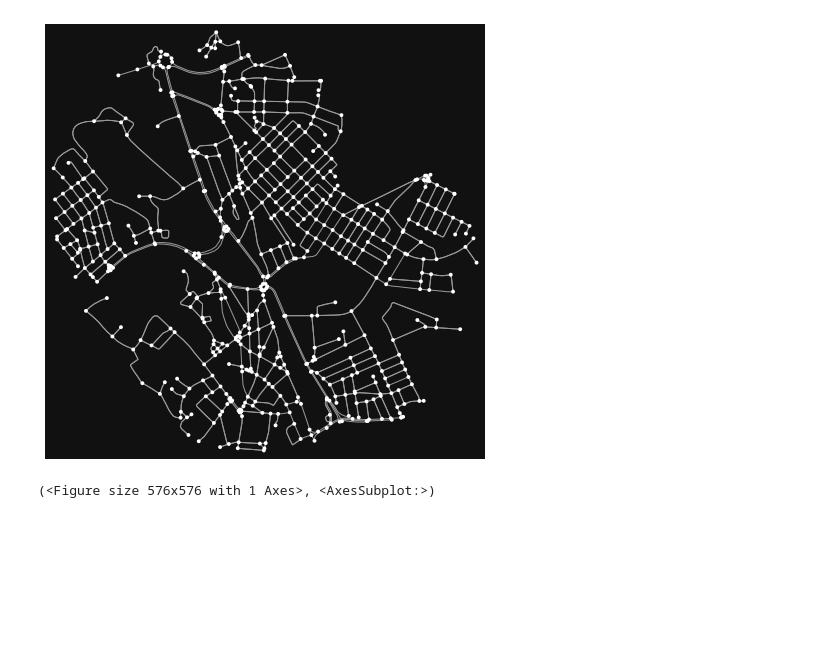
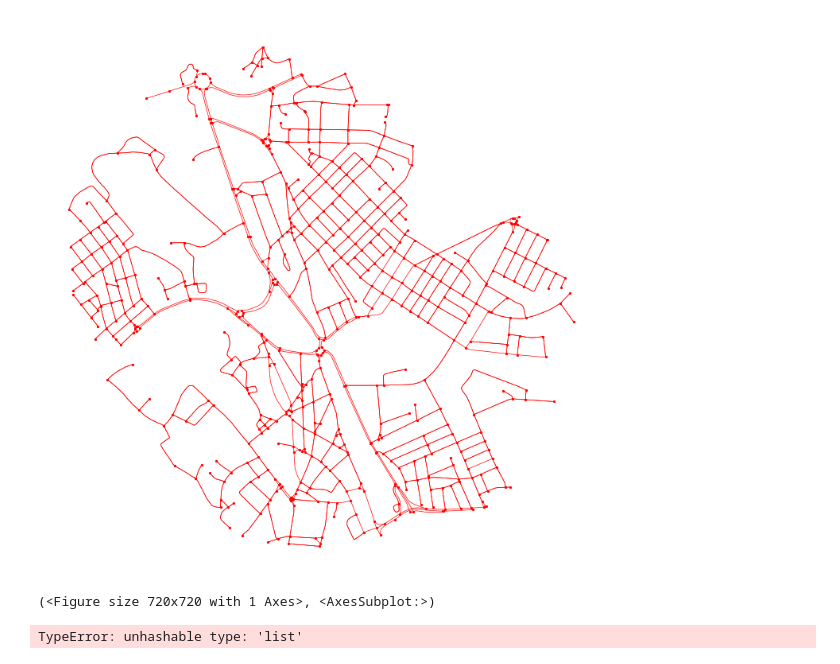
Before and after one commit to Joe-Degs/AutoGIS, a Jupyter notebook: test-thesis/test_shortest_path.ipynb, the cells around one changed output. Saved outputs shown, nothing was run; the diff lists cells and outputs as text; code cells hidden in the pictures; blank space fills up the shorter version.

```diff
--- a/test-thesis/test_shortest_path.ipynb
+++ b/test-thesis/test_shortest_path.ipynb
@@ -3,11 +3,13 @@ from autogis import *
 # %%
 a = Route('coords_list', [(6.7001, -1.62217), (6.70312, -1.62511)], [(6.69791, -1.61829), (6.6971, -1.62252)])
 # %%
-g = Graph('route', a)
+g = Graph('route_polygon', a)
 # %%
-g.download(network_type='drive').plot()
+g.download(network_type='drive').static_plot(basemap=False, color='red', markersize=5, axis=False)
 # %% [output]
-[figure, old version]
+[figure, new version]
-(<Figure size 576x576 with 1 Axes>, <AxesSubplot:>)
+(<Figure size 720x720 with 1 Axes>, <AxesSubplot:>)
 # %%
-# g.shortest_path_with_route(a)
+g.shortest_path_with_route(a)
+# %% [output]
+TypeError: unhashable type: 'list'
```
